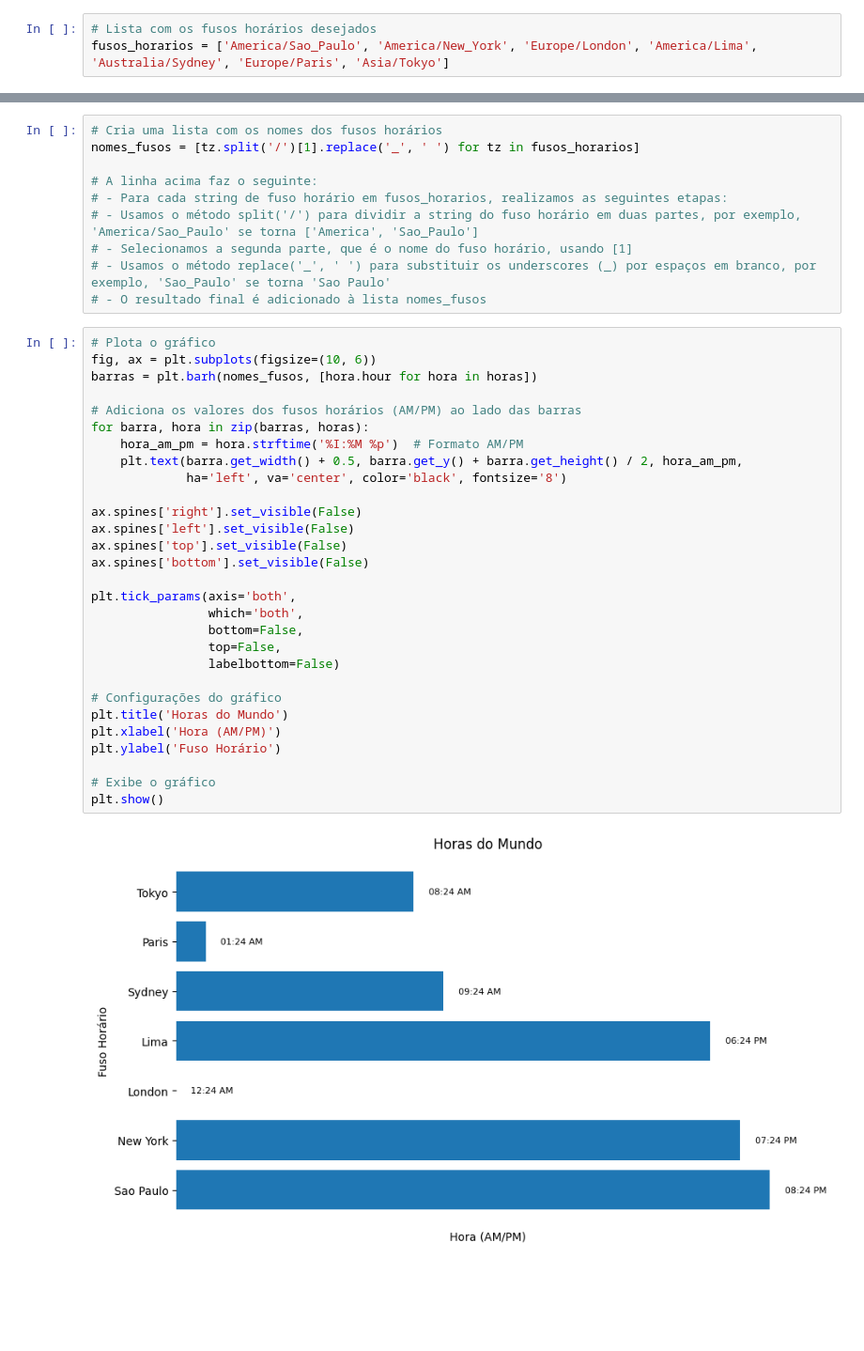
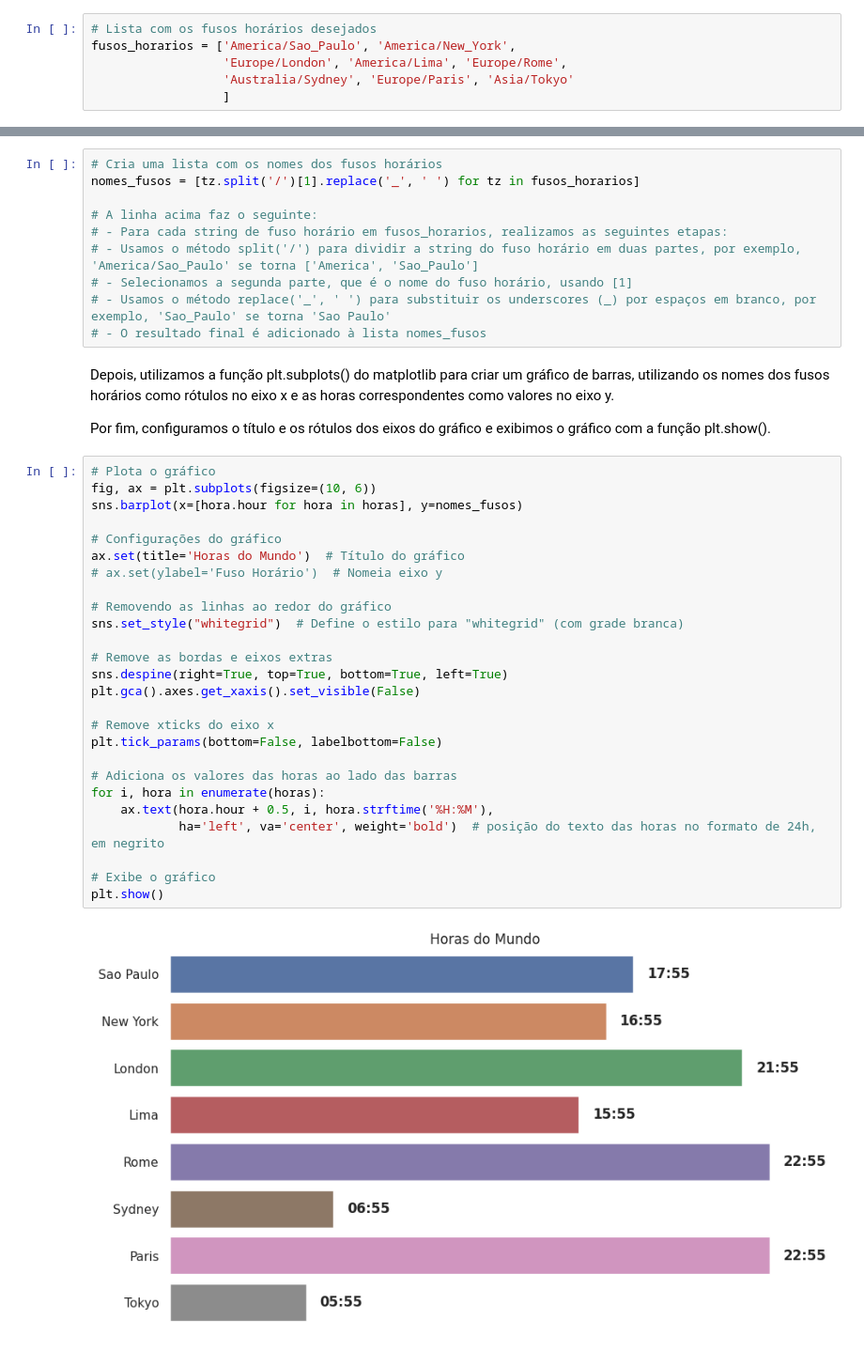
Before and after one commit to michaeljmcardoso/Horas-do-Mundo, a Jupyter notebook: Gráfico_FusoHorário.ipynb, the cells around one changed output, grey strips where cells are left out. Shown: that part at 94% size. Cells and saved outputs as stored; diff of their text form; blank space fills up the shorter version.

```diff
--- a/Gráfico_FusoHorário.ipynb
+++ b/Gráfico_FusoHorário.ipynb
@@ -9,3 +23,6 @@ import pytz
 # %%
 # Lista com os fusos horários desejados
-fusos_horarios = ['America/Sao_Paulo', 'America/New_York', 'Europe/London', 'America/Lima', 'Australia/Sydney', 'Europe/Paris', 'Asia/Tokyo']
+fusos_horarios = ['America/Sao_Paulo', 'America/New_York',
+                  'Europe/London', 'America/Lima', 'Europe/Rome',
+                  'Australia/Sydney', 'Europe/Paris', 'Asia/Tokyo'
+                  ]
@@ -29,34 +50,35 @@ nomes_fusos = [tz.split('/')[1].replace('_', ' ') for tz in fusos_horarios]
 # - Selecionamos a segunda parte, que é o nome do fuso horário, usando [1]
 # - Usamos o método replace('_', ' ') para substituir os underscores (_) por espaços em branco, por exemplo, 'Sao_Paulo' se torna 'Sao Paulo'
 # - O resultado final é adicionado à lista nomes_fusos
-# %%
-# Plota o gráfico
-fig, ax = plt.subplots(figsize=(10, 6))
-barras = plt.barh(nomes_fusos, [hora.hour for hora in horas])
-
-# Adiciona os valores dos fusos horários (AM/PM) ao lado das barras
-for barra, hora in zip(barras, horas):
-    hora_am_pm = hora.strftime('%I:%M %p')  # Formato AM/PM
-    plt.text(barra.get_width() + 0.5, barra.get_y() + barra.get_height() / 2, hora_am_pm,
-             ha='left', va='center', color='black', fontsize='8')
-
-ax.spines['right'].set_visible(False)
-ax.spines['left'].set_visible(False)
-ax.spines['top'].set_visible(False)
-ax.spines['bottom'].set_visible(False)
-
-plt.tick_params(axis='both',
-                which='both',
-                bottom=False,
-                top=False,
-                labelbottom=False)
-
-# Configurações do gráfico
-plt.title('Horas do Mundo')
-plt.xlabel('Hora (AM/PM)')
-plt.ylabel('Fuso Horário')
-
-# Exibe o gráfico
-plt.show()
-# %% [output]
-[figure, removed]
+# %% [markdown]
+Depois, utilizamos a função plt.subplots() do matplotlib para criar um gráfico de barras, utilizando os nomes dos fusos horários como rótulos no eixo x e as horas correspondentes como valores no eixo y.
+
+Por fim, configuramos o título e os rótulos dos eixos do gráfico e exibimos o gráfico com a função plt.show().
+# %%
+# Plota o gráfico
+fig, ax = plt.subplots(figsize=(10, 6))
+sns.barplot(x=[hora.hour for hora in horas], y=nomes_fusos)
+
+# Configurações do gráfico
+ax.set(title='Horas do Mundo')  # Título do gráfico
+# ax.set(ylabel='Fuso Horário')  # Nomeia eixo y
+
+# Removendo as linhas ao redor do gráfico
+sns.set_style("whitegrid")  # Define o estilo para "whitegrid" (com grade branca)
+
+# Remove as bordas e eixos extras
+sns.despine(right=True, top=True, bottom=True, left=True)
+plt.gca().axes.get_xaxis().set_visible(False)
+
+# Remove xticks do eixo x
+plt.tick_params(bottom=False, labelbottom=False)
+
+# Adiciona os valores das horas ao lado das barras
+for i, hora in enumerate(horas):
+    ax.text(hora.hour + 0.5, i, hora.strftime('%H:%M'),
+            ha='left', va='center', weight='bold')  # posição do texto das horas no formato de 24h, em negrito
+
+# Exibe o gráfico
+plt.show()
+# %% [output]
+[figure, added]
```
Also changed, not shown: parts of 7 cells of this notebook.
